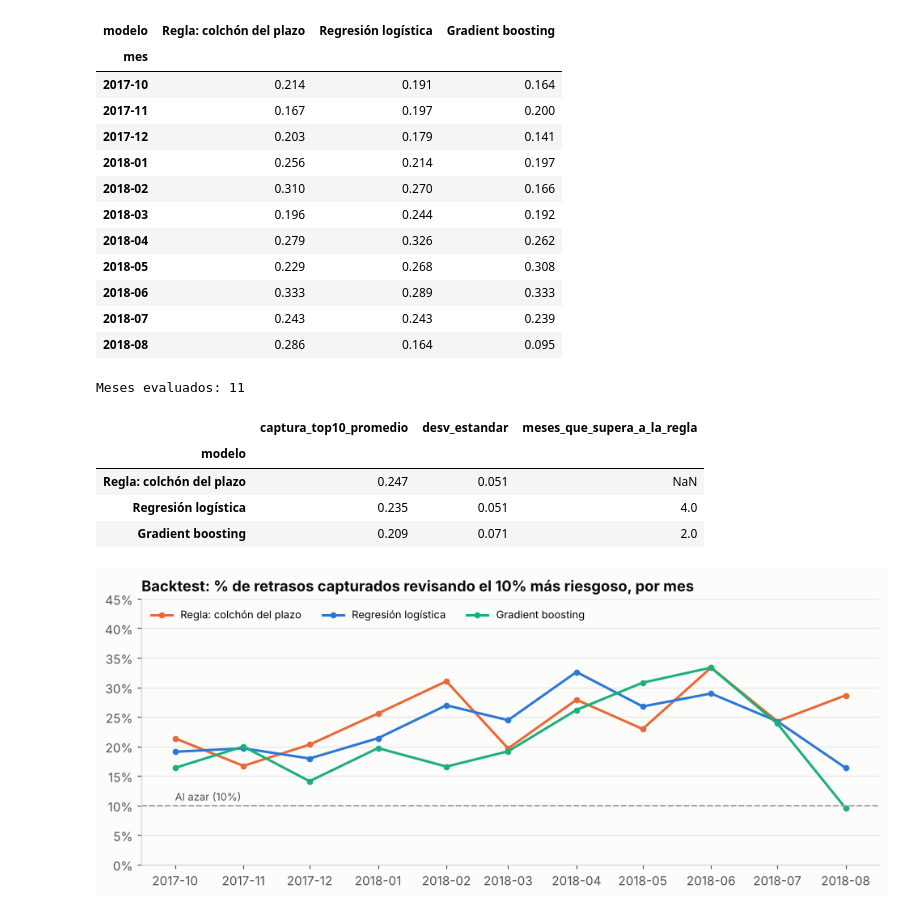
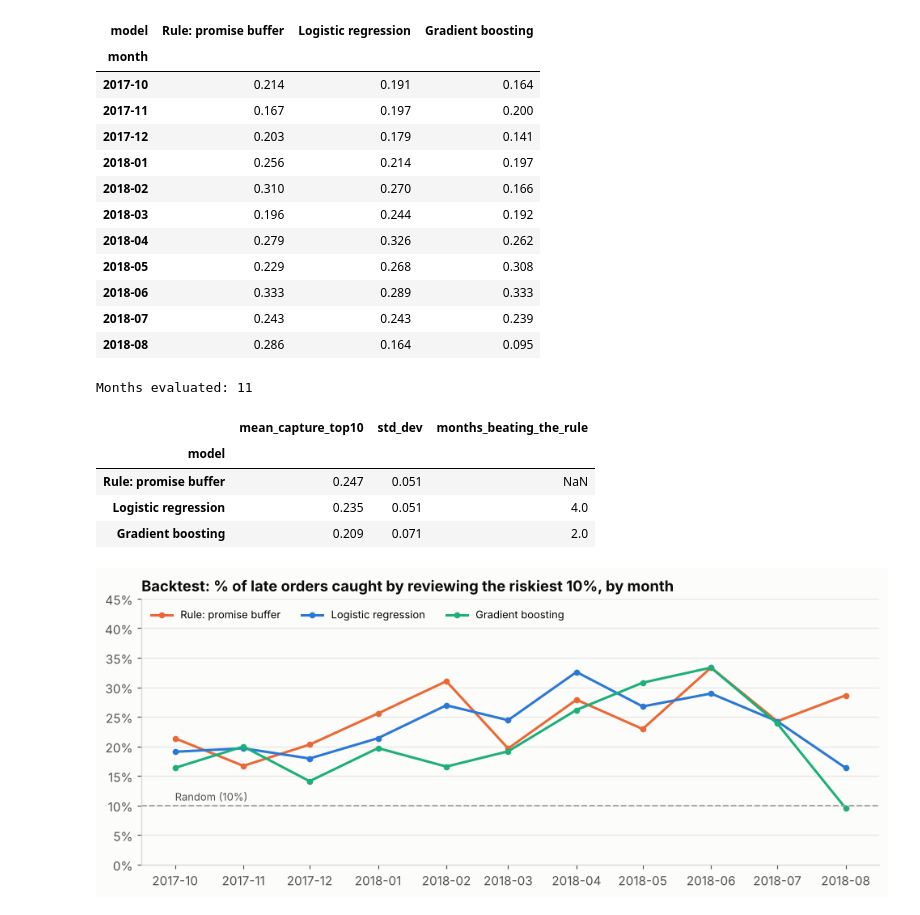
Before and after one commit to cdtorrespi/olist-late-delivery-prediction, a Jupyter notebook: notebooks/03_model.ipynb, the cells around one changed output. Cells and saved outputs as stored; diff of their text form; code cells hidden in the pictures.

```diff
--- a/notebooks/03_model.ipynb
+++ b/notebooks/03_model.ipynb
@@ -189,13 +189,13 @@ Siguiendo el protocolo, la regla es la opción seleccionada. Aun así, los tres
 # %%
 train, test = split_at(pd.Timestamp(cfg.test_start), pd.Timestamp(cfg.test_end))
-print(f"Entrenamiento: {len(train):,} pedidos (resultado conocido antes de {cfg.test_start}) · "
-      f"Prueba: {len(test):,} pedidos ({test[TARGET].mean():.1%} tardíos)")
+print(f"Training: {len(train):,} orders (outcome known before {cfg.test_start}) · "
+      f"Test: {len(test):,} orders ({test[TARGET].mean():.1%} late)")
 test_scores, models = score_all(train, test, cfg.seed)
 y_test = test[TARGET].to_numpy()
 
 rng = np.random.default_rng(cfg.seed)
 boot_idx = [rng.integers(0, len(y_test), len(y_test)) for _ in range(cfg.n_bootstrap)]
-rule_name = "Regla: colchón del plazo"
+rule_name = "Rule: promise buffer"
 
 rows = []
 for name, s in test_scores.items():
@@ -204,15 +204,15 @@ for name, s in test_scores.items():
     diff = [capture_at(y_test[i], s[i], cfg.capacity) - capture_at(y_test[i], test_scores[rule_name][i], cfg.capacity)
             for i in boot_idx]
     rows.append({
-        "modelo": name,
-        "captura_top10": f"{point['captura_top10']:.1%} ({boot.captura_top10.quantile(.025):.1%}–{boot.captura_top10.quantile(.975):.1%})",
+        "model": name,
+        "capture_top10": f"{point['capture_top10']:.1%} ({boot.capture_top10.quantile(.025):.1%}–{boot.capture_top10.quantile(.975):.1%})",
         "precision_top10": f"{point['precision_top10']:.1%}",
         "auc_pr": f"{point['auc_pr']:.3f} ({boot.auc_pr.quantile(.025):.3f}–{boot.auc_pr.quantile(.975):.3f})",
         "auc_roc": f"{point['auc_roc']:.3f} ({boot.auc_roc.quantile(.025):.3f}–{boot.auc_roc.quantile(.975):.3f})",
-        "dif_captura_vs_regla": "—" if name == rule_name else
-            f"{np.mean(diff):+.1%} ({np.quantile(diff, .025):+.1%} a {np.quantile(diff, .975):+.1%})",
+        "capture_diff_vs_rule": "—" if name == rule_name else
+            f"{np.mean(diff):+.1%} ({np.quantile(diff, .025):+.1%} to {np.quantile(diff, .975):+.1%})",
     })
-test_table = pd.DataFrame(rows).set_index("modelo")
-print(f"Tasa base: {y_test.mean():.1%} · Intervalos de 95% por bootstrap ({cfg.n_bootstrap} remuestreos)")
+test_table = pd.DataFrame(rows).set_index("model")
+print(f"Base rate: {y_test.mean():.1%} · 95% bootstrap intervals ({cfg.n_bootstrap} resamples)")
 test_table
 # %% [output]
@@ -233,19 +233,19 @@ Tasa base: 5.3% · Intervalos de 95% por bootstrap (1000 remuestreos)
 # %%
 fig, ax = plt.subplots(figsize=(7.5, 4.4))
 ks = np.linspace(0.01, 0.5, 50)
-palette = {rule_name: ORANGE, "Regresión logística": BLUE, "Gradient boosting": AQUA}
+palette = {rule_name: ORANGE, "Logistic regression": BLUE, "Gradient boosting": AQUA}
 for name, s in test_scores.items():
     ax.plot(100 * ks, [100 * capture_at(y_test, s, k) for k in ks], color=palette[name], label=name)
-ax.plot([0, 50], [0, 50], color=GRAY, linestyle="--", linewidth=1.2, label="Al azar")
+ax.plot([0, 50], [0, 50], color=GRAY, linestyle="--", linewidth=1.2, label="Random")
 cap_rule = capture_at(y_test, test_scores[rule_name], cfg.capacity)
 ax.scatter([10], [100 * cap_rule], color=ORANGE, s=40, zorder=3)
-ax.annotate(f"10% revisado → {cap_rule:.0%} de los retrasos", (10, 100 * cap_rule),
+ax.annotate(f"10% reviewed → {cap_rule:.0%} of late orders", (10, 100 * cap_rule),
             textcoords="offset points", xytext=(8, -14), fontsize=9, color=INK_2)
 ax.xaxis.set_major_formatter(mtick.PercentFormatter(decimals=0))
 ax.yaxis.set_major_formatter(mtick.PercentFormatter(decimals=0))
-ax.set_xlabel("% de pedidos revisados (los de mayor riesgo)")
-ax.set_ylabel("% de pedidos tardíos capturados")
-ax.set_title("Curva de captura en el periodo de prueba (abr-ago 2018)")
+ax.set_xlabel("% of orders reviewed (highest risk first)")
+ax.set_ylabel("% of late orders caught")
+ax.set_title("Capture curve on the test period (Apr-Aug 2018)")
 ax.legend(loc="lower right")
 ax.set_xlim(0, 50)
 ax.set_ylim(0, 80)
@@ -267,15 +267,15 @@ for month in pd.date_range(cfg.backtest_first_month, "2018-08-01", freq="MS"):
     scores, _ = score_all(tr, ev, cfg.seed)
     y = ev[TARGET].to_numpy()
     for name, s in scores.items():
-        backtest.append({"mes": month.strftime("%Y-%m"), "modelo": name, "pedidos": len(ev),
-                         "tasa_tardios": y.mean(), "captura_top10": capture_at(y, s, cfg.capacity),
+        backtest.append({"month": month.strftime("%Y-%m"), "model": name, "orders": len(ev),
+                         "late_rate": y.mean(), "capture_top10": capture_at(y, s, cfg.capacity),
                          "auc_pr": average_precision_score(y, s)})
 backtest = pd.DataFrame(backtest)
-capture_by_month = backtest.pivot(index="mes", columns="modelo", values="captura_top10")
-capture_by_month[[rule_name, "Regresión logística", "Gradient boosting"]].round(3)
+capture_by_month = backtest.pivot(index="month", columns="model", values="capture_top10")
+capture_by_month[[rule_name, "Logistic regression", "Gradient boosting"]].round(3)
 # %% [output]
-| modelo | Regla: colchón del plazo | Regresión logística | Gradient boosting |
-| mes |  |  |  |
+| model | Rule: promise buffer | Logistic regression | Gradient boosting |
+| month |  |  |  |
 | 2017-10 | 0.214 | 0.191 | 0.164 |
 | 2017-11 | 0.167 | 0.197 | 0.200 |
 | 2017-12 | 0.203 | 0.179 | 0.141 |
@@ -289,34 +289,34 @@ capture_by_month[[rule_name, "Regresión logística", "Gradient boosting"]].roun
 | 2018-08 | 0.286 | 0.164 | 0.095 |
 # %%
 summary = pd.DataFrame({
-    "captura_top10_promedio": capture_by_month.mean(),
-    "desv_estandar": capture_by_month.std(),
-    "meses_que_supera_a_la_regla": (capture_by_month.gt(capture_by_month[rule_name], axis=0)).sum(),
-}).loc[[rule_name, "Regresión logística", "Gradient boosting"]]
-summary["meses_que_supera_a_la_regla"] = summary["meses_que_supera_a_la_regla"].astype(int)
-summary.loc[rule_name, "meses_que_supera_a_la_regla"] = None
-print(f"Meses evaluados: {capture_by_month.shape[0]}")
+    "mean_capture_top10": capture_by_month.mean(),
+    "std_dev": capture_by_month.std(),
+    "months_beating_the_rule": (capture_by_month.gt(capture_by_month[rule_name], axis=0)).sum(),
+}).loc[[rule_name, "Logistic regression", "Gradient boosting"]]
+summary["months_beating_the_rule"] = summary["months_beating_the_rule"].astype(int)
+summary.loc[rule_name, "months_beating_the_rule"] = None
+print(f"Months evaluated: {capture_by_month.shape[0]}")
 summary.round(3)
 # %% [output]
-Meses evaluados: 11
+Months evaluated: 11
-|  | captura_top10_promedio | desv_estandar | meses_que_supera_a_la_regla |
-| modelo |  |  |  |
-| Regla: colchón del plazo | 0.247 | 0.051 | NaN |
-| Regresión logística | 0.235 | 0.051 | 4.0 |
+|  | mean_capture_top10 | std_dev | months_beating_the_rule |
+| model |  |  |  |
+| Rule: promise buffer | 0.247 | 0.051 | NaN |
+| Logistic regression | 0.235 | 0.051 | 4.0 |
 | Gradient boosting | 0.209 | 0.071 | 2.0 |
 # %%
 fig, ax = plt.subplots(figsize=(9, 3.8))
 months = pd.to_datetime(capture_by_month.index)
-for name in [rule_name, "Regresión logística", "Gradient boosting"]:
+for name in [rule_name, "Logistic regression", "Gradient boosting"]:
     ax.plot(months, 100 * capture_by_month[name], color=palette[name], marker="o", markersize=4, label=name)
 ax.axhline(10, color=GRAY, linestyle="--", linewidth=1.2)
-ax.annotate("Al azar (10%)", (months[0], 10), textcoords="offset points", xytext=(0, 4), fontsize=8.5, color=INK_2)
+ax.annotate("Random (10%)", (months[0], 10), textcoords="offset points", xytext=(0, 4), fontsize=8.5, color=INK_2)
 ax.yaxis.set_major_formatter(mtick.PercentFormatter(decimals=0))
 ax.set_ylim(0, 45)
-ax.set_title("Backtest: % de retrasos capturados revisando el 10% más riesgoso, por mes")
+ax.set_title("Backtest: % of late orders caught by reviewing the riskiest 10%, by month")
 ax.legend(loc="upper left", ncol=3, fontsize=8.5)
 fig.tight_layout()
 fig.savefig(f"{FIG_DIR}/05_backtest_monthly_capture.png", dpi=160)
 # %% [output]
-[figure, old version]
+[figure, new version]
 # %% [markdown]
```
Also changed, not shown: parts of 29 cells of this notebook, 54 other files.
